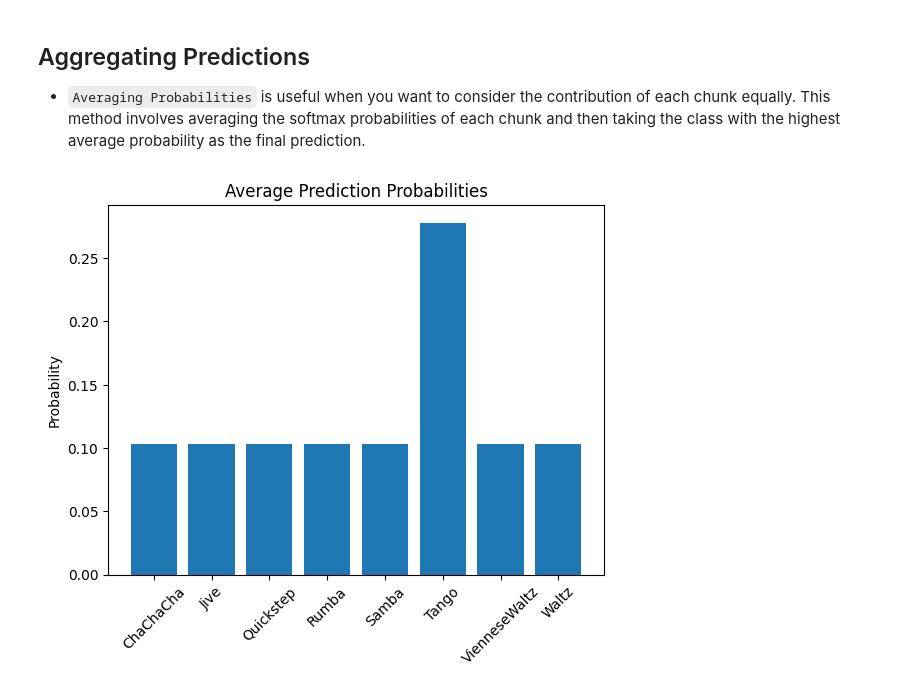
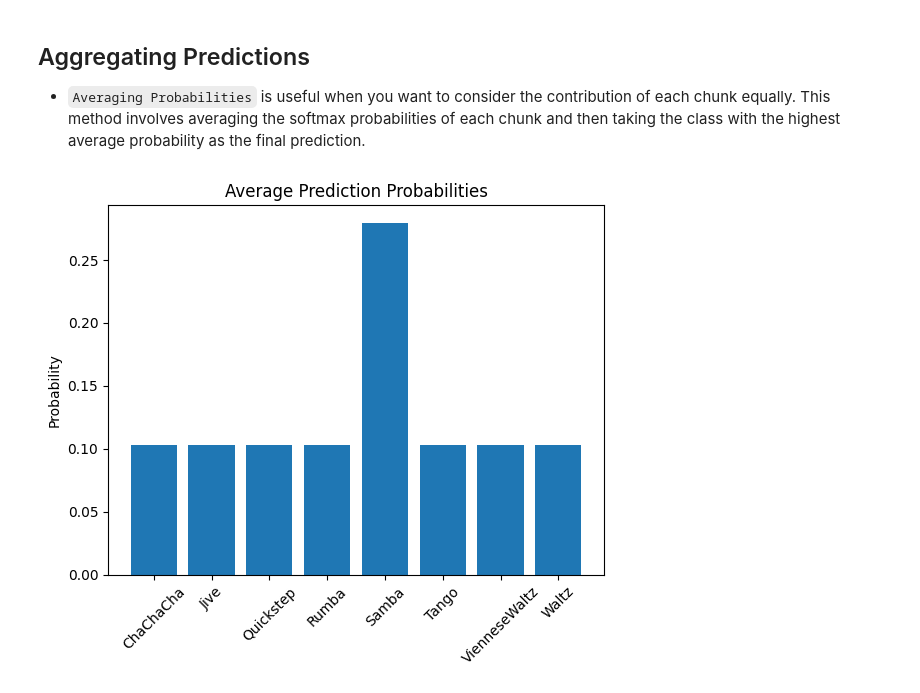
Before and after one commit to D3auuvc/xai_music, a Jupyter notebook: simple_audio_recognition_v2.ipynb, the cells around one changed output. Cells and saved outputs as stored; diff of their text form; code cells hidden in the pictures.

```diff
--- a/simple_audio_recognition_v2.ipynb
+++ b/simple_audio_recognition_v2.ipynb
@@ -511,27 +524,27 @@ model = models.Sequential([
     layers.Conv2D(32, 3, padding='same', activation='relu', kernel_regularizer=tf.keras.regularizers.l2(0.001)),
     layers.BatchNormalization(),
     layers.MaxPooling2D(2, 2, padding='same'),
-    layers.Dropout(0.25),
+    layers.Dropout(0.2),
 
     layers.Conv2D(64, 3, padding='same', activation='relu', kernel_regularizer=tf.keras.regularizers.l2(0.001)),
     layers.BatchNormalization(),
     layers.MaxPooling2D(2, 2, padding='same'),
-    layers.Dropout(0.30),
+    layers.Dropout(0.25),
 
     layers.Conv2D(128, 3, padding='same', activation='relu', kernel_regularizer=tf.keras.regularizers.l2(0.001)),
     layers.BatchNormalization(),
     layers.MaxPooling2D(2, 2, padding='same'),
-    layers.Dropout(0.35),
+    layers.Dropout(0.3),
 
     layers.Conv2D(256, 3, padding='same', activation='relu', kernel_regularizer=tf.keras.regularizers.l2(0.001)),
     layers.BatchNormalization(),
     layers.MaxPooling2D(2, 2, padding='same'),
-    layers.Dropout(0.40),
+    layers.Dropout(0.35),
 
     layers.Conv2D(512, 3, padding='same', activation='relu', kernel_regularizer=tf.keras.regularizers.l2(0.001)),
     layers.BatchNormalization(),
     layers.MaxPooling2D(2, 2, padding='same'),
-    layers.Dropout(0.45),
+    layers.Dropout(0.4),
 
     layers.Flatten(),
     # Final layers
@@ -687,41 +700,41 @@ def predict_audio_chunks(model, audio_chunks):
     return predictions
 
 # Load and preprocess the audio file
-x = './wavfiles/Tango/Albums-Ballroom_Classics4-10.wav'
+x = './wavfiles/Samba/Albums-AnaBelen_Veneo-02.wav'
 audio_binary = tf.io.read_file(x)
 audio, sample_rate = tf.audio.decode_wav(audio_binary, desired_channels=1)
 
 # Convert the tensor to numpy array
 audio_np = audio.numpy().flatten()
 
 # Resample the audio to 16000 Hz
 audio_resampled = librosa.resample(audio_np, orig_sr=sample_rate.numpy(), target_sr=16000)
 
 # Convert the numpy array back to tensor
 audio_16k = tf.convert_to_tensor(audio_resampled, dtype=tf.float32)
 sample_rate_16k = tf.constant(16000, dtype=tf.int32)
 
 # Split the audio into 5-second chunks
 audio_chunks = split_audio(audio_16k, sample_rate_16k.numpy())
 
 # Predict each chunk
 predictions = predict_audio_chunks(model, audio_chunks)
 
 # Aggregate predictions (e.g., by averaging the probabilities)
 # This example simply averages the softmax probabilities across all chunks
 probabilities = tf.reduce_mean([tf.nn.softmax(pred[0]) for pred in predictions], axis=0)
 
 # Plotting the probabilities for each class
 plt.bar(label_names, probabilities.numpy())
 plt.title('Average Prediction Probabilities')
 plt.ylabel('Probability')
 plt.xticks(rotation=45)
 plt.show()
 
 # Optionally, display the first chunk of the audio file for reference
 display(Audio(audio_chunks[0].numpy(), rate=sample_rate.numpy()))
 # %% [output]
-[figure, old version]
+[figure, new version]
 [interactive output not drawn]
 # %%
 import tensorflow_io as tfio
```
Also changed, not shown: parts of 21 cells of this notebook, 5 other files.
